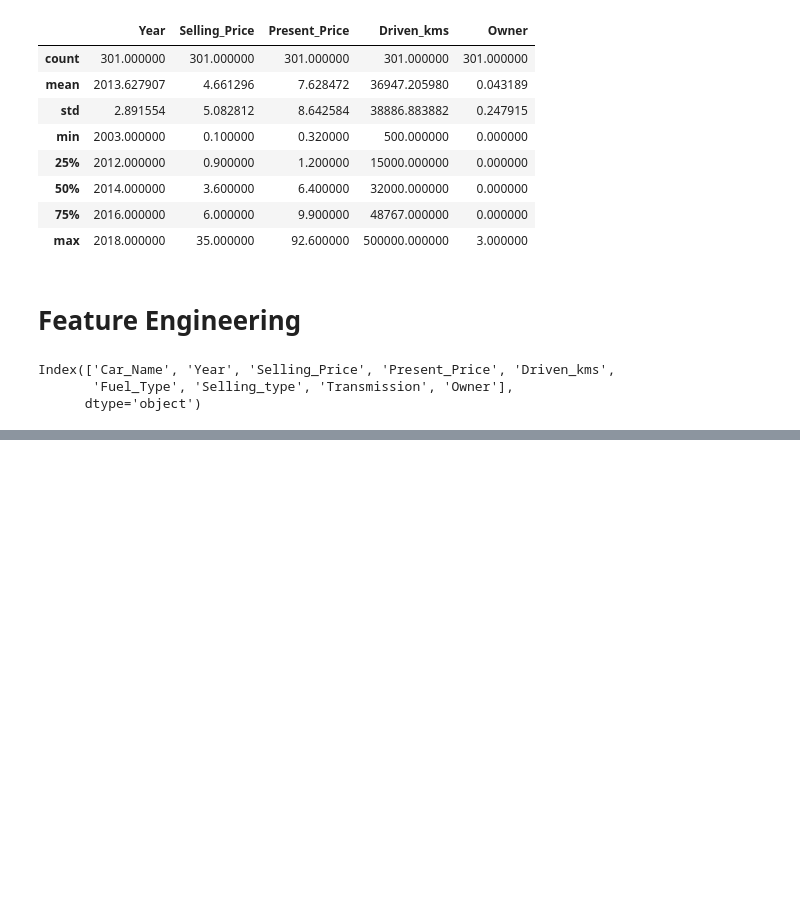
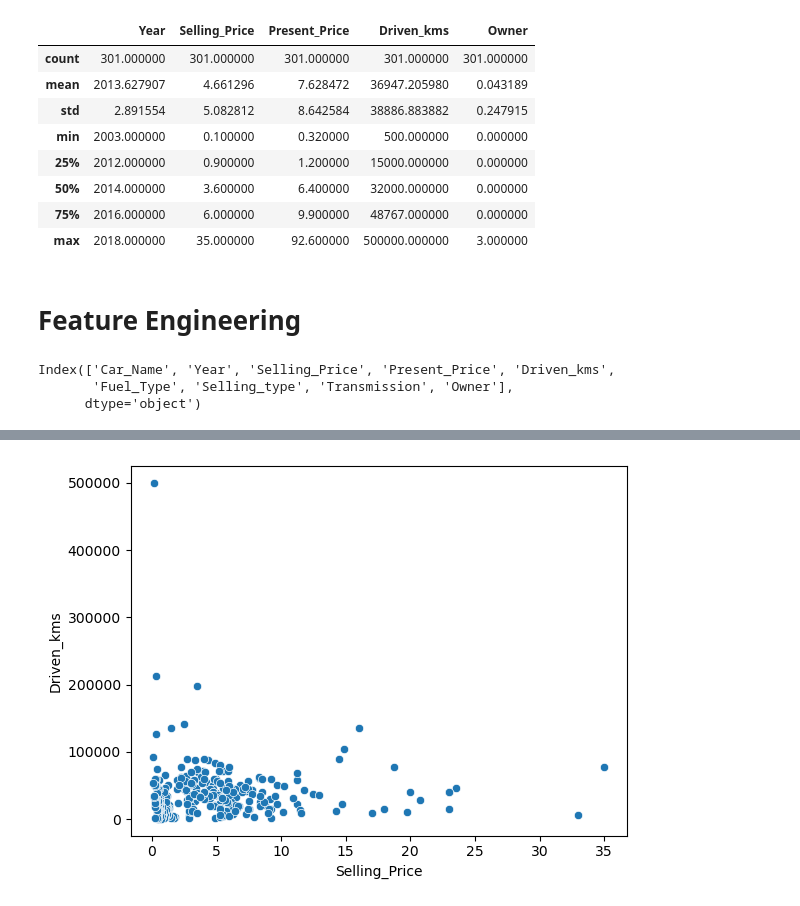
Before and after one commit to aumpanara-art/Car-Price-Prediction-with-M.L., a Jupyter notebook: Car-Prediction.ipynb, the cells around one changed output, grey strips where cells are left out. Saved outputs shown, nothing was run; the diff lists cells and outputs as text; code cells hidden in the pictures; blank space fills up the shorter version.

```diff
--- a/Car-Prediction.ipynb
+++ b/Car-Prediction.ipynb
@@ -135,0 +126,5 @@ sns.lineplot(x=df['Driven_kms'] , y=df['Selling_Price'])
+# %%
+sns.scatterplot(x=df['Selling_Price'] , y=df['Driven_kms'])
+plt.show()
+# %% [output]
+[figure, added]
```
Also changed, not shown: parts of 8 cells of this notebook.
